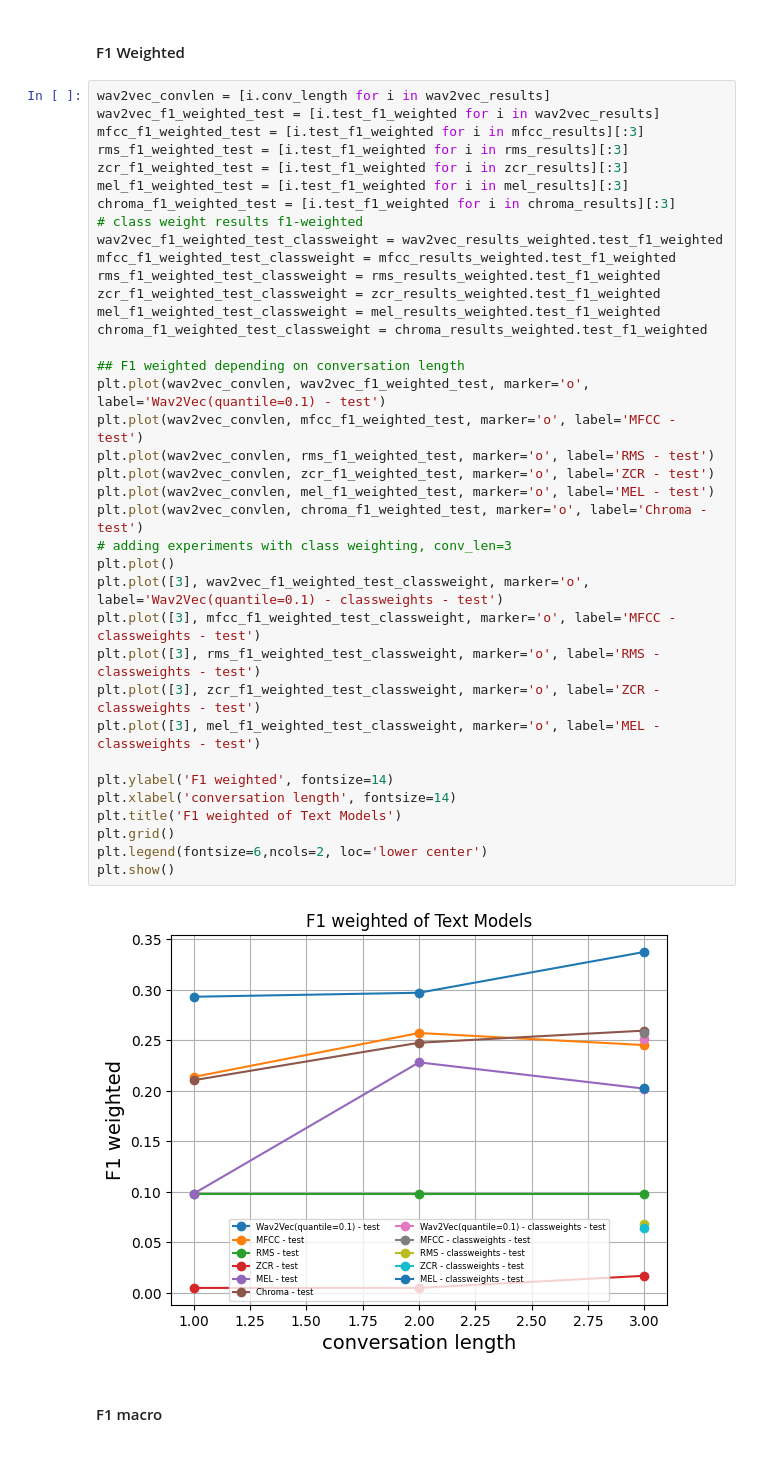
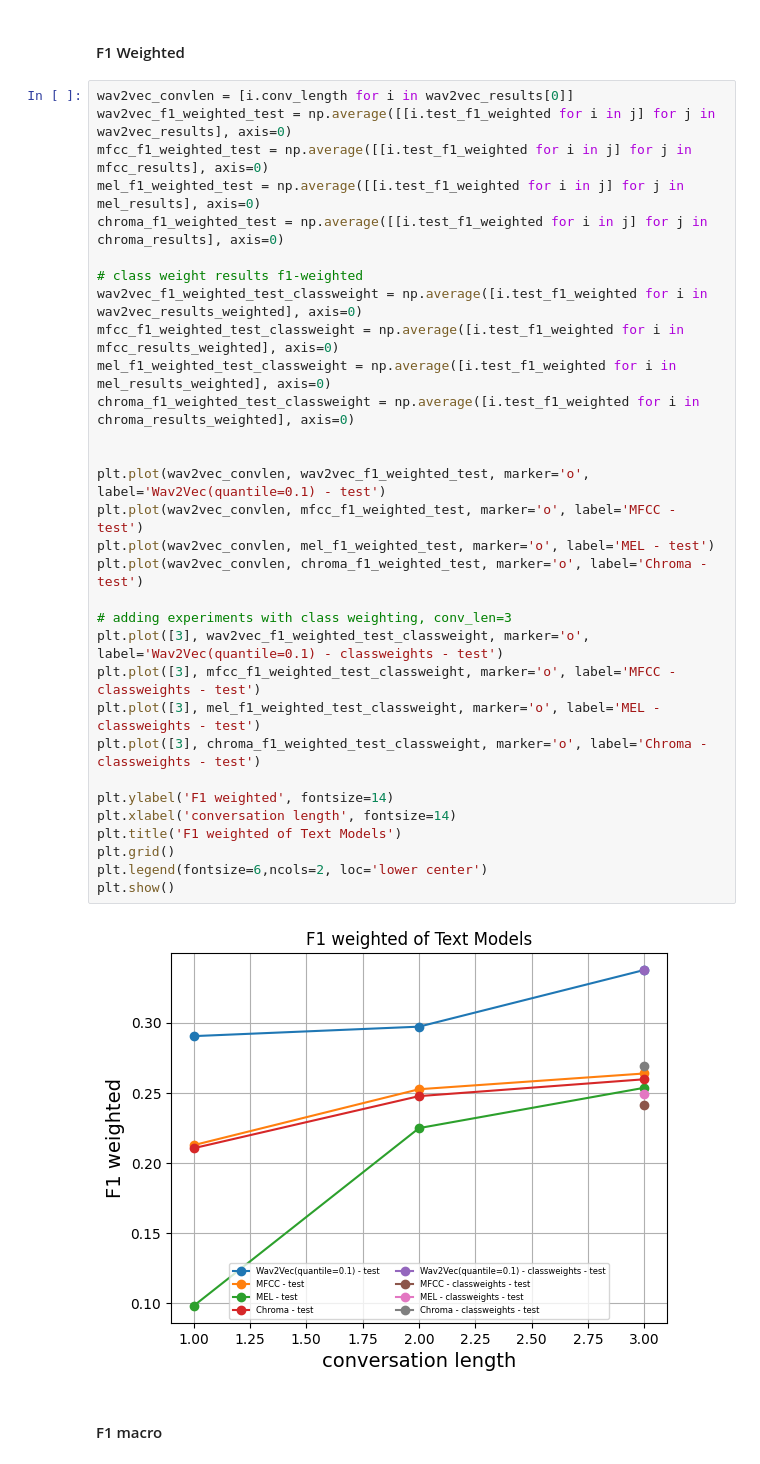
Before and after one commit to eskinderit/A-comparison-of-small-and-large-uni-multi-modal-language-models-for-sentiment-analysis-, a Jupyter notebook: Result Visualization.ipynb, the cells around one changed output. Cells and saved outputs as stored; diff of their text form.

```diff
--- a/Result Visualization.ipynb
+++ b/Result Visualization.ipynb
@@ -288,44 +336,38 @@ plt.show()
 # %% [markdown]
 #### F1 Weighted
 # %%
-wav2vec_convlen = [i.conv_length for i in wav2vec_results]
-wav2vec_f1_weighted_test = [i.test_f1_weighted for i in wav2vec_results]
-mfcc_f1_weighted_test = [i.test_f1_weighted for i in mfcc_results][:3]
-rms_f1_weighted_test = [i.test_f1_weighted for i in rms_results][:3]
-zcr_f1_weighted_test = [i.test_f1_weighted for i in zcr_results][:3]
-mel_f1_weighted_test = [i.test_f1_weighted for i in mel_results][:3]
-chroma_f1_weighted_test = [i.test_f1_weighted for i in chroma_results][:3]
+wav2vec_convlen = [i.conv_length for i in wav2vec_results[0]]
+wav2vec_f1_weighted_test = np.average([[i.test_f1_weighted for i in j] for j in wav2vec_results], axis=0)
+mfcc_f1_weighted_test = np.average([[i.test_f1_weighted for i in j] for j in mfcc_results], axis=0)
+mel_f1_weighted_test = np.average([[i.test_f1_weighted for i in j] for j in mel_results], axis=0)
+chroma_f1_weighted_test = np.average([[i.test_f1_weighted for i in j] for j in chroma_results], axis=0)
+
 # class weight results f1-weighted
-wav2vec_f1_weighted_test_classweight = wav2vec_results_weighted.test_f1_weighted
-mfcc_f1_weighted_test_classweight = mfcc_results_weighted.test_f1_weighted
-rms_f1_weighted_test_classweight = rms_results_weighted.test_f1_weighted
-zcr_f1_weighted_test_classweight = zcr_results_weighted.test_f1_weighted
-mel_f1_weighted_test_classweight = mel_results_weighted.test_f1_weighted
-chroma_f1_weighted_test_classweight = chroma_results_weighted.test_f1_weighted
+wav2vec_f1_weighted_test_classweight = np.average([i.test_f1_weighted for i in wav2vec_results_weighted], axis=0)
+mfcc_f1_weighted_test_classweight = np.average([i.test_f1_weighted for i in mfcc_results_weighted], axis=0)
+mel_f1_weighted_test_classweight = np.average([i.test_f1_weighted for i in mel_results_weighted], axis=0)
+chroma_f1_weighted_test_classweight = np.average([i.test_f1_weighted for i in chroma_results_weighted], axis=0)
 
-## F1 weighted depending on conversation length
+
 plt.plot(wav2vec_convlen, wav2vec_f1_weighted_test, marker='o', label='Wav2Vec(quantile=0.1) - test')
 plt.plot(wav2vec_convlen, mfcc_f1_weighted_test, marker='o', label='MFCC - test')
-plt.plot(wav2vec_convlen, rms_f1_weighted_test, marker='o', label='RMS - test')
-plt.plot(wav2vec_convlen, zcr_f1_weighted_test, marker='o', label='ZCR - test')
 plt.plot(wav2vec_convlen, mel_f1_weighted_test, marker='o', label='MEL - test')
 plt.plot(wav2vec_convlen, chroma_f1_weighted_test, marker='o', label='Chroma - test')
+
 # adding experiments with class weighting, conv_len=3
-plt.plot()
 plt.plot([3], wav2vec_f1_weighted_test_classweight, marker='o', label='Wav2Vec(quantile=0.1) - classweights - test')
 plt.plot([3], mfcc_f1_weighted_test_classweight, marker='o', label='MFCC - classweights - test')
-plt.plot([3], rms_f1_weighted_test_classweight, marker='o', label='RMS - classweights - test')
-plt.plot([3], zcr_f1_weighted_test_classweight, marker='o', label='ZCR - classweights - test')
 plt.plot([3], mel_f1_weighted_test_classweight, marker='o', label='MEL - classweights - test')
+plt.plot([3], chroma_f1_weighted_test_classweight, marker='o', label='Chroma - classweights - test')
 
 plt.ylabel('F1 weighted', fontsize=14)
 plt.xlabel('conversation length', fontsize=14)
 plt.title('F1 weighted of Text Models')
 plt.grid()
 plt.legend(fontsize=6,ncols=2, loc='lower center')
 plt.show()
 # %% [output]
-[figure, old version]
+[figure, new version]
 # %% [markdown]
 #### F1 macro
 # %%
```
Also changed, not shown: parts of 13 cells of this notebook.
